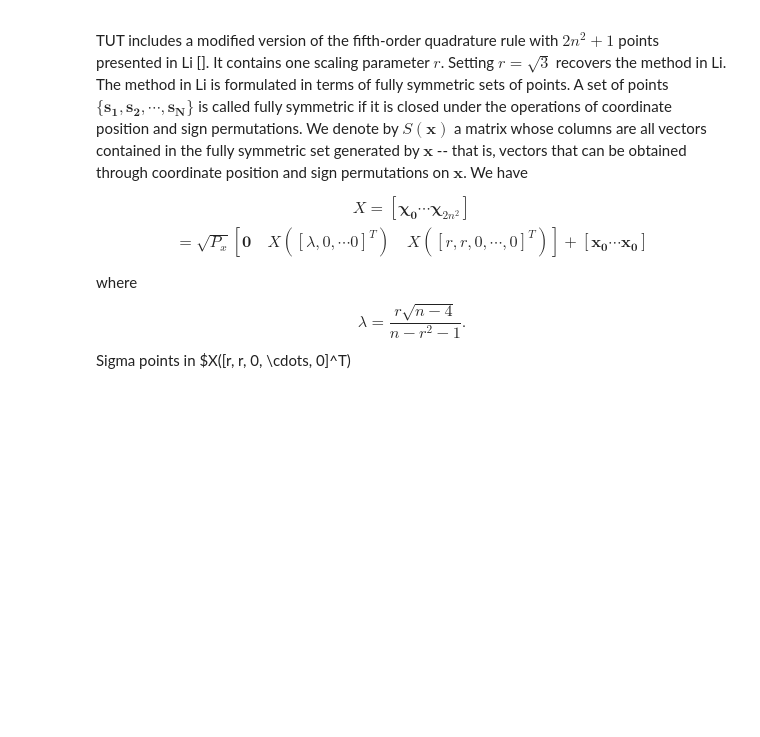
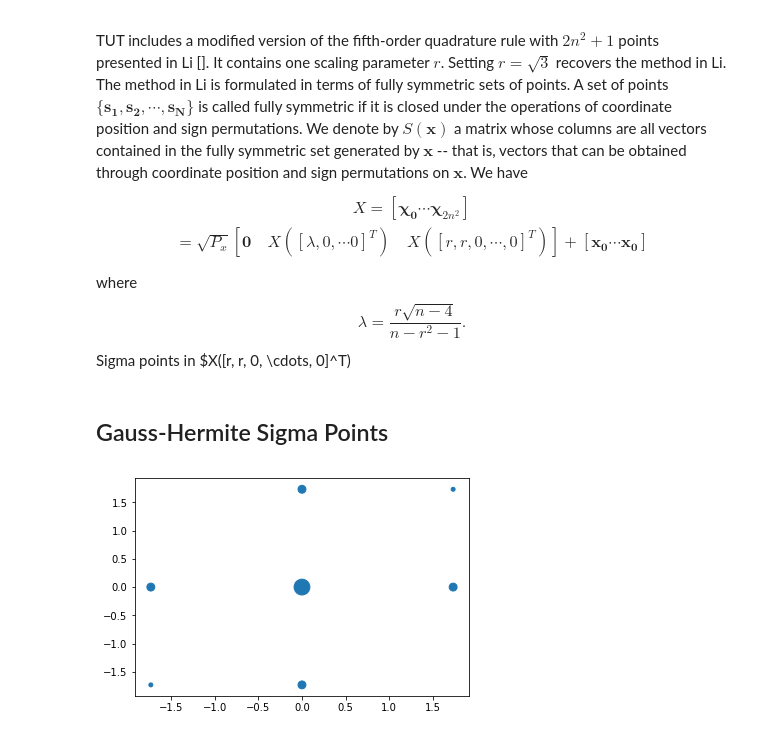
Before and after one commit to JacobDowns/mut-docs, a Jupyter notebook: sigma_point_sets.ipynb, the cells around one changed output. Saved outputs shown, nothing was run; the diff lists cells and outputs as text; code cells hidden in the pictures; blank space fills up the shorter version.

```diff
--- a/sigma_point_sets.ipynb
+++ b/sigma_point_sets.ipynb
@@ -230,3 +230,13 @@ where
 \lambda = \frac{r\sqrt{n-4}}{n - r^2 - 1}.
 \end{equation}
 Sigma points in $X([r, r, 0, \cdots, 0]^T)
+# %% [markdown]
+## Gauss-Hermite Sigma Points
+# %%
+# Julier points in 2D
+X, wm, wc = points.get_set(np.zeros(2), np.eye(2), 'hermite')
+
+plt.scatter(X[0,:], X[1,:], s = 250.*wm / wm.max())
+plt.show()
+# %% [output]
+[figure, added]
```
Also changed, not shown: parts of 1 cell of this notebook.
